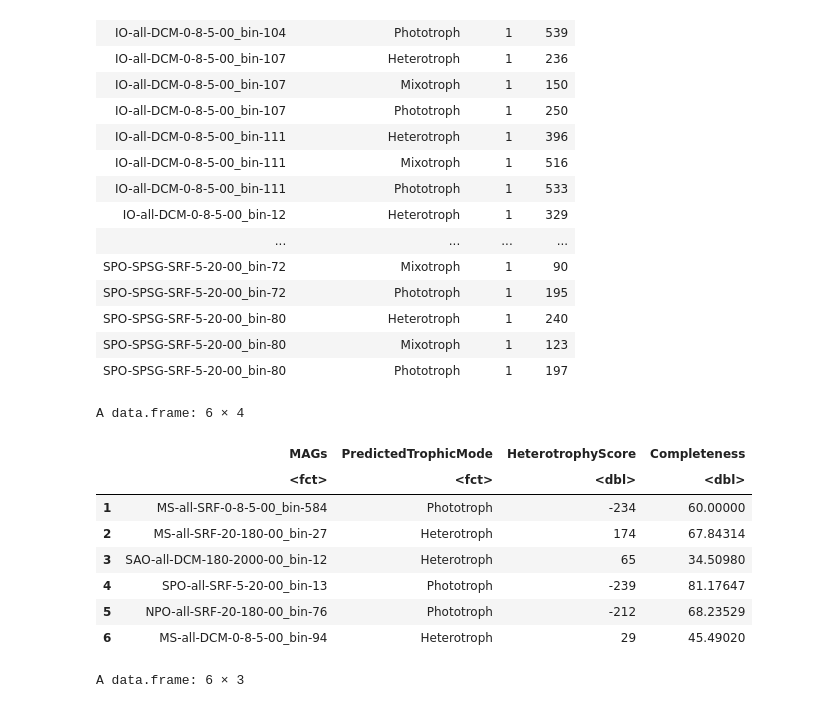
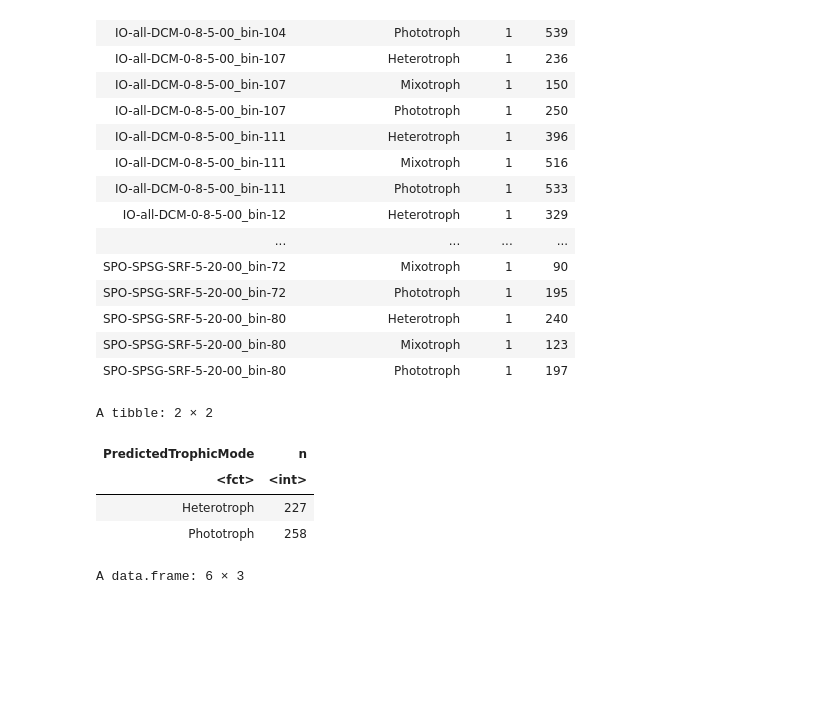
Before and after one commit to AlexanderLabWHOI/2021-TOPAZ-MAG-Figures, a Jupyter notebook: notebooks/trophic-mode-analysis.ipynb, the cells around one changed output. Saved outputs shown, nothing was run; the diff lists cells and outputs as text; code cells hidden in the pictures; blank space fills up the shorter version.

Commit message:
Adding new tables to AIK branch

```diff
--- a/notebooks/trophic-mode-analysis.ipynb
+++ b/notebooks/trophic-mode-analysis.ipynb
@@ -966,15 +985,3 @@ A grouped_df: 2985 × 4
 | SPO-SPSG-SRF-5-20-00_bin-80 | Heterotroph | 1 | 240 |
 | SPO-SPSG-SRF-5-20-00_bin-80 | Mixotroph | 1 | 123 |
 | SPO-SPSG-SRF-5-20-00_bin-80 | Phototroph | 1 | 197 |
-# %%
-head(mag_info)
-# %% [output]
-A data.frame: 6 × 4
-|  | MAGs | PredictedTrophicMode | HeterotrophyScore | Completeness |
-|  | <fct> | <fct> | <dbl> | <dbl> |
-| 1 | MS-all-SRF-0-8-5-00_bin-584 | Phototroph | -234 | 60.00000 |
-| 2 | MS-all-SRF-20-180-00_bin-27 | Heterotroph | 174 | 67.84314 |
-| 3 | SAO-all-DCM-180-2000-00_bin-12 | Heterotroph | 65 | 34.50980 |
-| 4 | SPO-all-SRF-5-20-00_bin-13 | Phototroph | -239 | 81.17647 |
-| 5 | NPO-all-SRF-20-180-00_bin-76 | Phototroph | -212 | 68.23529 |
-| 6 | MS-all-DCM-0-8-5-00_bin-94 | Heterotroph | 29 | 45.49020 |
@@ -981,3 +990,12 @@ A data.frame: 6 × 4
+# %%
+classif_check = read.csv(file.path("..","data","trophy_data.csv"))
+classif_check %>% dplyr::group_by(PredictedTrophicMode) %>% dplyr::tally()
+# %% [output]
+A tibble: 2 × 2
+| PredictedTrophicMode | n |
+| <fct> | <int> |
+| Heterotroph | 227 |
+| Phototroph | 258 |
 # %%
 write.csv(mag_info,"/vortexfs1/omics/alexander/share/mag_heterotrophy_rf_13May2021.csv")
 # %%
```
Also changed, not shown: parts of 11 cells of this notebook, 3 other files.
